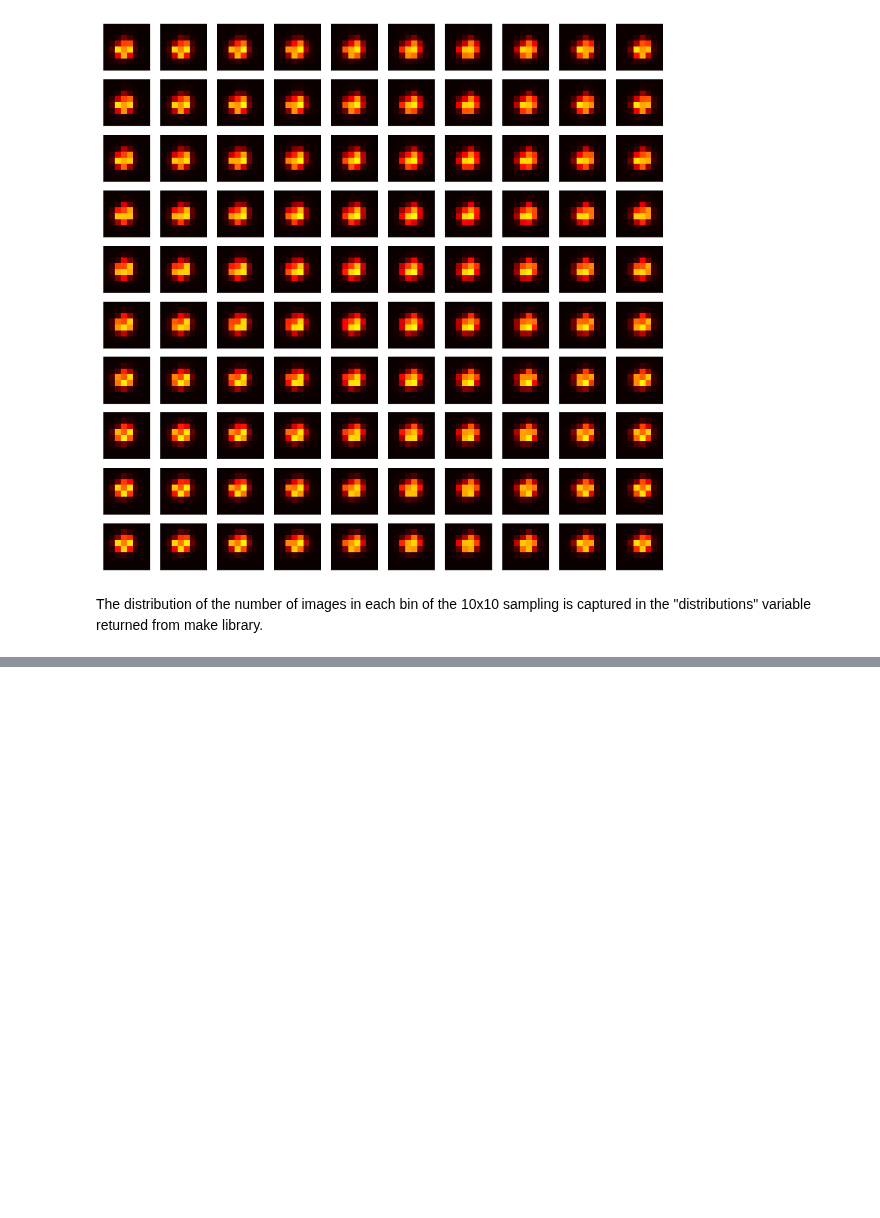
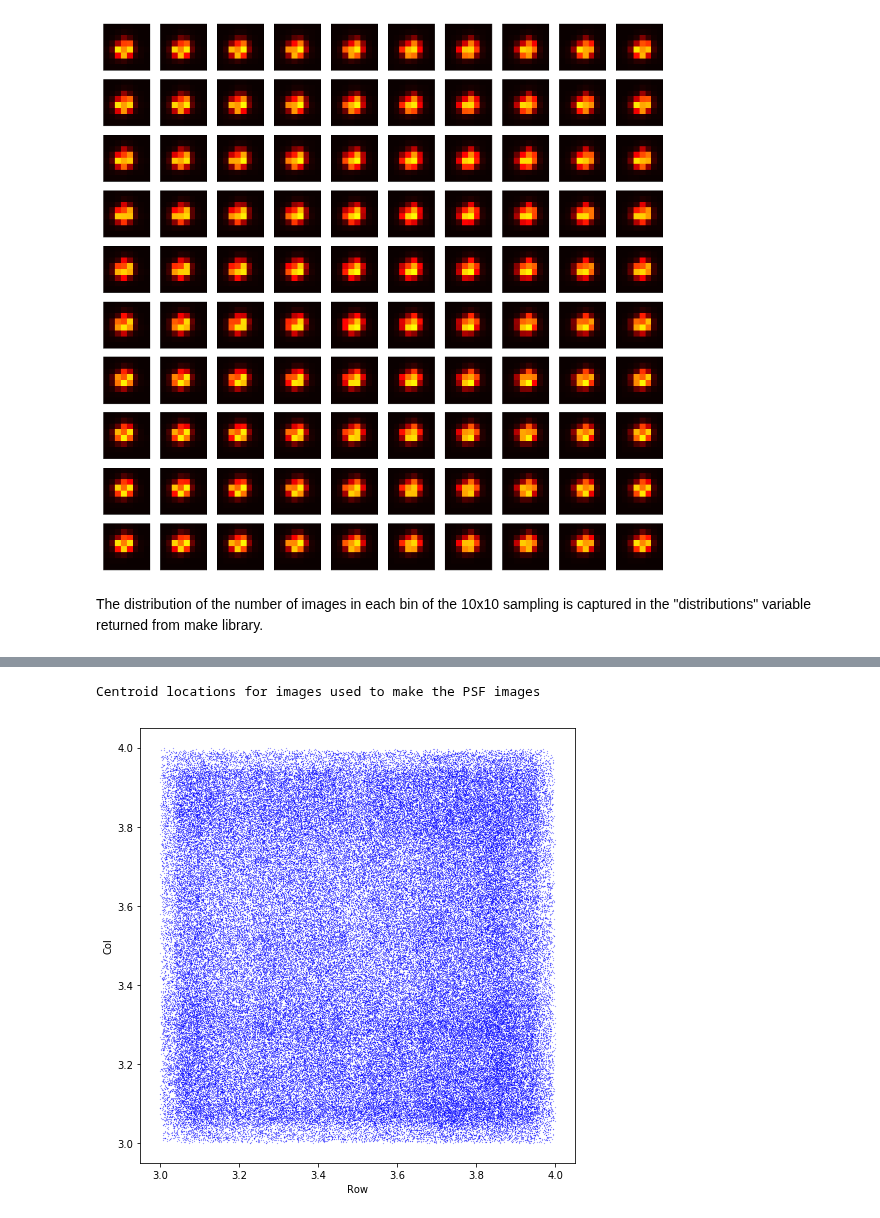
Before and after one commit to sot/aca_psf_library, a Jupyter notebook: aca_psf_lib_review_full.ipynb, the cells around one changed output, grey strips where cells are left out. Cells and saved outputs as stored; diff of their text form; code cells hidden in the pictures; blank space fills up the shorter version.

```diff
--- a/aca_psf_lib_review_full.ipynb
+++ b/aca_psf_lib_review_full.ipynb
@@ -174 +175,13 @@ for stardist in distributions:
 ... (5 outputs left out)
+# %%
+fig = plt.figure(figsize=(8, 8))
+ax = fig.gca()
+ax.set_aspect('equal')
+# the row and columns are in a list by obsid, but that context isn't needed for this plot, so stack
+plt.plot(np.hstack(row_cens), np.hstack(col_cens), 'b.', markersize=.3);
+plt.xlabel('Row');
+plt.ylabel('Col');
+print("Centroid locations for images used to make the PSF images")
+# %% [output]
+Centroid locations for images used to make the PSF images
+[figure, added]
```
Also changed, not shown: parts of 3 cells of this notebook.
